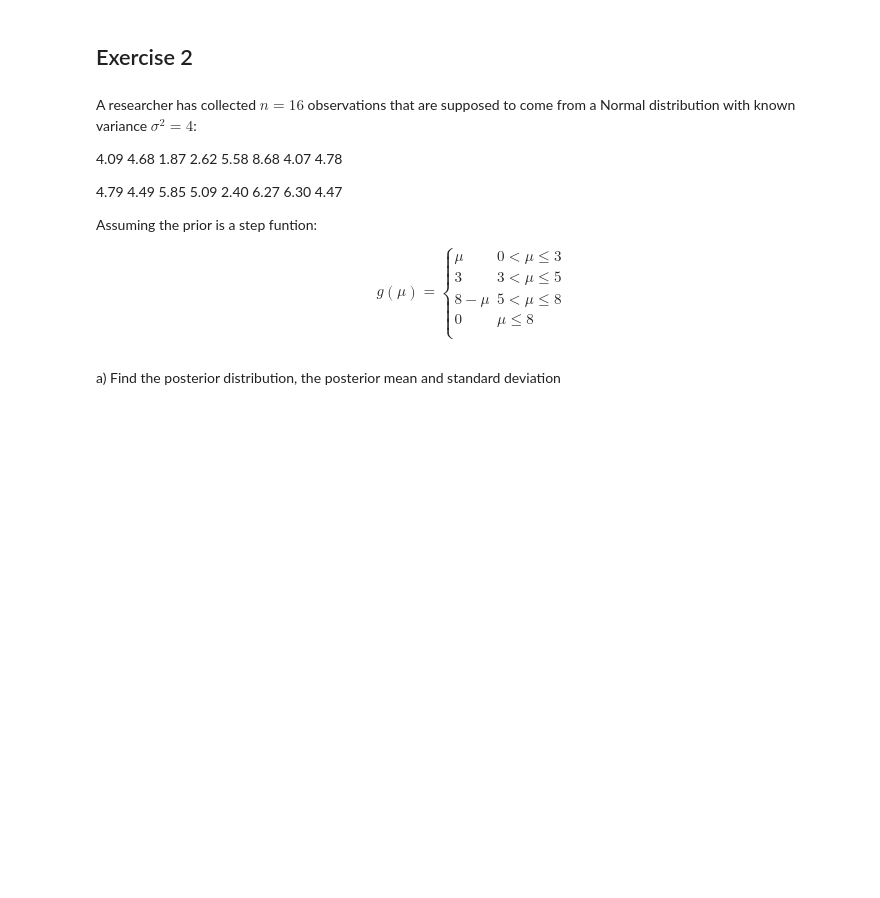
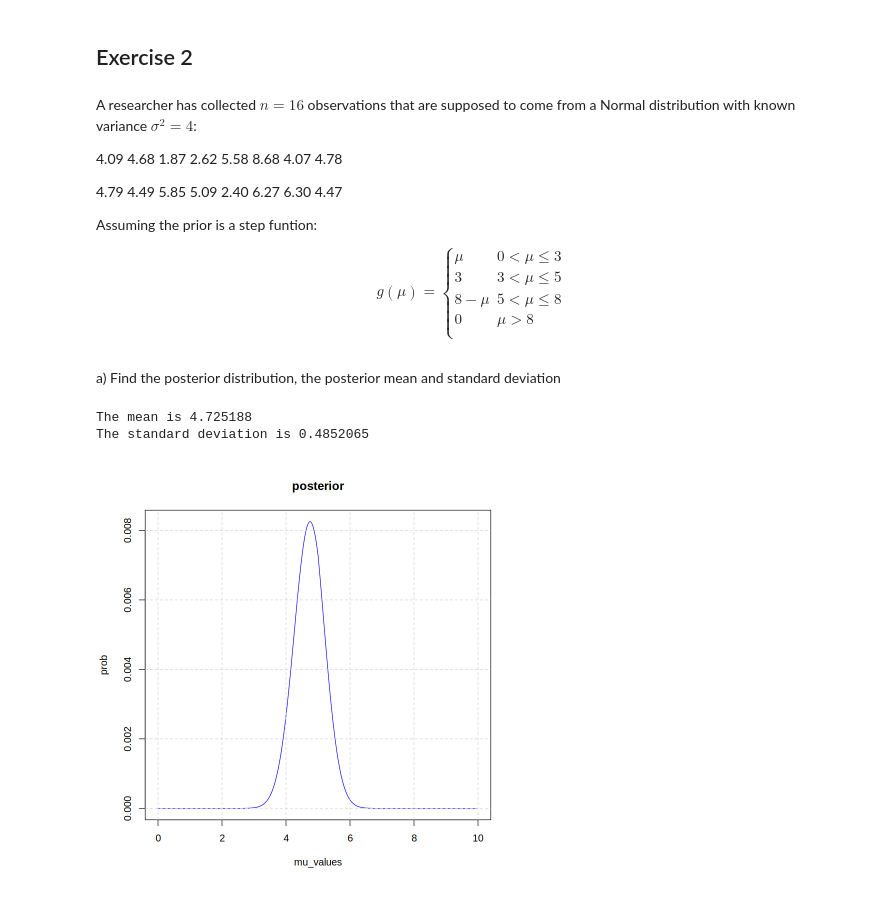
Before and after one commit to sdracia/Advances-Statistics-For-Physics-Analysis, a Jupyter notebook: hw4.ipynb, the cells around one changed output. Saved outputs shown, nothing was run; the diff lists cells and outputs as text; code cells hidden in the pictures; blank space fills up the shorter version.

```diff
--- a/hw4.ipynb
+++ b/hw4.ipynb
@@ -217,8 +217,15 @@ $$ g(\mu)=  \left\{
       \mu & 0 < \mu \leq 3 \\
       3 & 3 < \mu \leq 5 \\
       8 - \mu & 5 < \mu \leq 8 \\
-      0 & \mu \leq 8 \\
+      0 & \mu > 8 \\
 \end{array}
 \right. $$
 # %% [markdown]
 a) Find the posterior distribution, the posterior mean and standard deviation
+# %%
+var <- 4
+std <- sqrt(var)
+
+data <- c(4.09, 4.68, 1.87, 2.62, 5.58, 8.68, 4.07, 4.78, 4.79, 4.49, 5.85, 5.09, 2.40, 6.27, 6.30, 4.47)
+
+mu <- seq(0, 10, 0.01)
@@ -224,0 +248,42 @@ a) Find the posterior distribution, the posterior mean and standard deviation
+# %%
+productory <- function(mu, y_values, std) {
+    prod <- 1
+    for (y in y_values) {
+        prod <- prod * dnorm(x = y, mean = mu, sd = std)
+    }
+    return(prod)
+}
+
+
+likelihood <- function(mu_values, y_values, std) {
+    values <- c()
+    for (mu in mu_values) {
+      single_val <- productory(mu, y_values, std)
+      values <- append(values, single_val)
+    }
+    return(values)
+}
+# %%
+posterior <- function(mu_values, y_values, std, prior, likelihood) {
+    pr <- prior(mu = mu_values)
+    lh <- likelihood(mu_values = mu_values, y_values = y_values, std = std)
+    post <- pr*lh
+
+    post <- post / sum(post)
+    return(post)
+}
+
+ps <- posterior(mu, data, std, prior, likelihood)
+
+plot(mu, ps, type = "l", col = "blue", xlab = "mu_values", ylab = "prob", main = "posterior")
+grid(lty = 2)
+
+mean <- wtd.mean(mu, ps, normwt = TRUE)
+std_dev <- sqrt(wtd.var(mu, ps, normwt = TRUE))
+
+cat("The mean is", mean, '\n')
+cat("The standard deviation is", std_dev)
+# %% [output]
+The mean is 4.725188
+The standard deviation is 0.4852065
+[figure, added]
```
Also changed, not shown: parts of 15 cells of this notebook.
